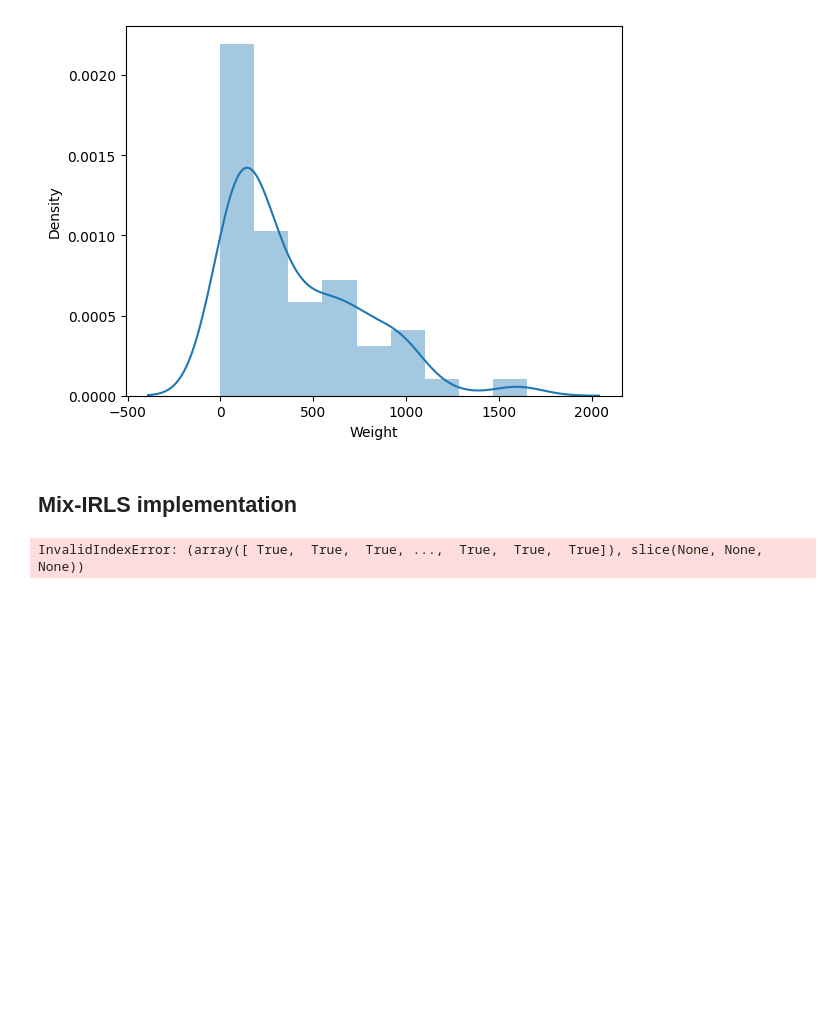
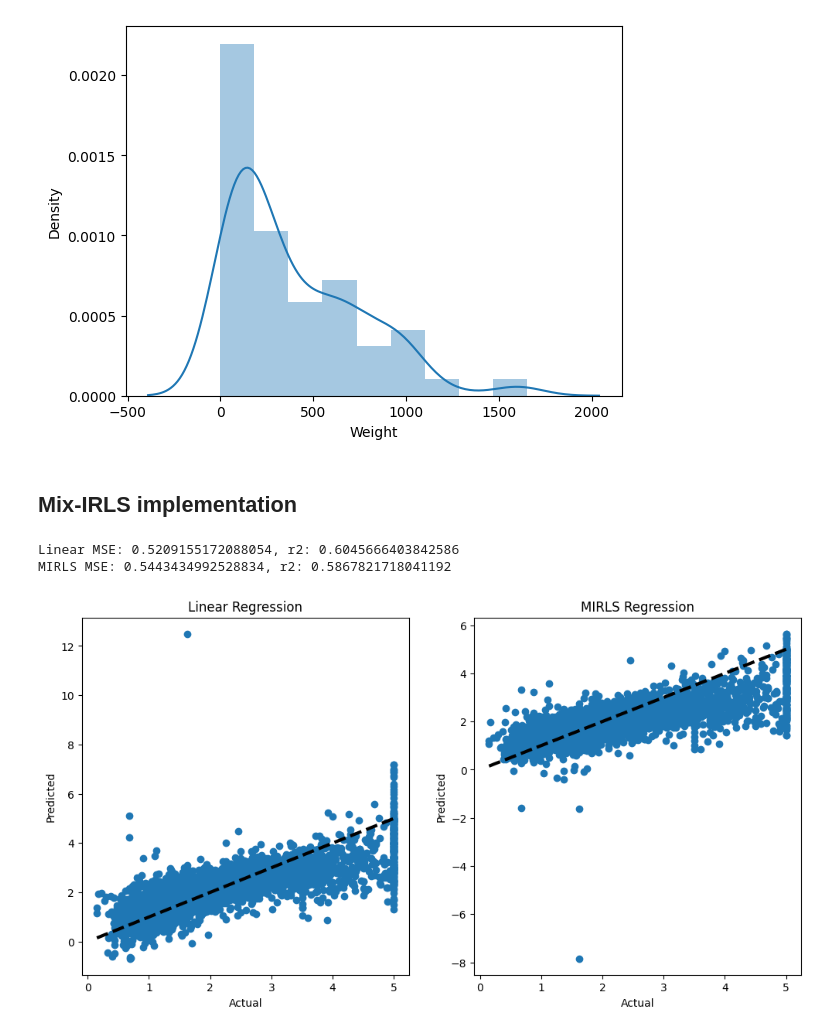
Before and after one commit to JanekDev/imbalanced-data-in-regression, a Jupyter notebook: mixed-irls.ipynb, the cells around one changed output. Drawn from its saved outputs; the diff is of its cells as text; code cells hidden in the pictures; blank space fills up the shorter version.

```diff
--- a/mixed-irls.ipynb
+++ b/mixed-irls.ipynb
@@ -67,19 +48,33 @@ sns.distplot(fish['Weight'])
 # %% [markdown]
 ## Mix-IRLS implementation
 # %%
+# import sklearn cluster
+from sklearn.cluster import KMeans
 class MixIRLSRegressor(BaseEstimator, RegressorMixin):
     def __init__(self, beta_init, opts_input={}):
+        self.opts_input = opts_input
         self.beta_init = beta_init
-        self.opts_input = opts_input
+        self.iter = None
         self.beta_hat = None
-        self.iter = None
+        self.cluster_centroids = None
+        self.train_X = None
+        self.train_y = None
 
     def fit(self, X, y):
         self.beta_hat, self.iter = self._MixIRLS(X, y, self.beta_init, self.opts_input)
         return self
 
     def predict(self, X):
-        return X @ self.beta_hat
+        pseudo_residuals = np.abs(X @ self.beta_hat)
+        clusters = np.argmin(pseudo_residuals, axis=1)
+
+        predictions = np.zeros(X.shape[0])
+
+        for i in range(X.shape[0]):
+            cluster = clusters[i]
+            predictions[i] = X[i] @ self.beta_hat[:, cluster]
+
+        return predictions
 
     def _MixIRLS(self, X, y, beta_init, opts_input={}):
         opts = dict()
@@ -209,12 +204,28 @@ def compare(X, y):
     print(f"Linear MSE: {linear_mse}, r2: {r2_score(y_test, linear_pred)}")
     print(f"MIRLS MSE: {mirls_mse}, r2: {r2_score(y_test, mirls_pred)}")
 
-    plt.scatter(y_test, linear_pred, color='blue')
-    plt.scatter(y_test, mirls_pred, color='red')
+    plt.figure(figsize=(12, 6))
+
+    plt.subplot(1, 2, 1)
+    plt.scatter(y_test, linear_pred)
+    plt.plot([y_test.min(), y_test.max()], [y_test.min(), y_test.max()], 'k--', lw=3)
+    plt.title('Linear Regression')
+    plt.xlabel('Actual')
+    plt.ylabel('Predicted')
+
+    plt.subplot(1, 2, 2)
+    plt.scatter(y_test, mirls_pred)
+    plt.plot([y_test.min(), y_test.max()], [y_test.min(), y_test.max()], 'k--', lw=3)
+    plt.title('MIRLS Regression')
+    plt.xlabel('Actual')
+    plt.ylabel('Predicted')
+
     plt.show()
 # %%
 y = california['MedHouseVal']
 X = california.drop('MedHouseVal', axis=1)
-compare(X, y)
+compare(X.values, y.values)
 # %% [output]
-InvalidIndexError: (array([ True,  True,  True, ...,  True,  True,  True]), slice(None, None, None))
+Linear MSE: 0.5209155172088054, r2: 0.6045666403842586
+MIRLS MSE: 0.5443434992528834, r2: 0.5867821718041192
+[figure, added]
```
Also changed, not shown: parts of 7 cells of this notebook.
